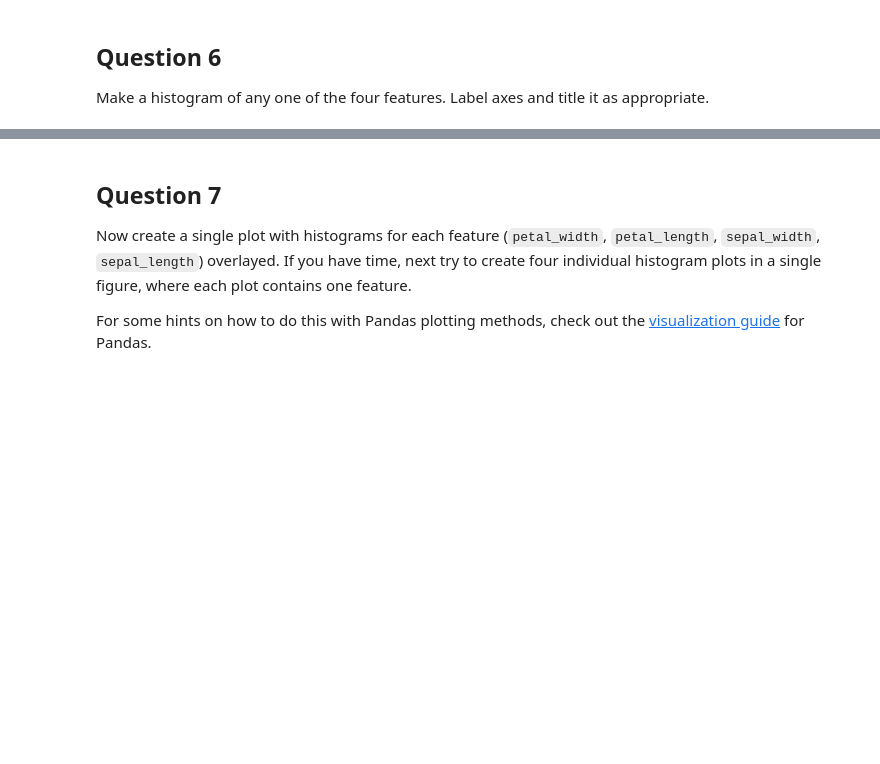
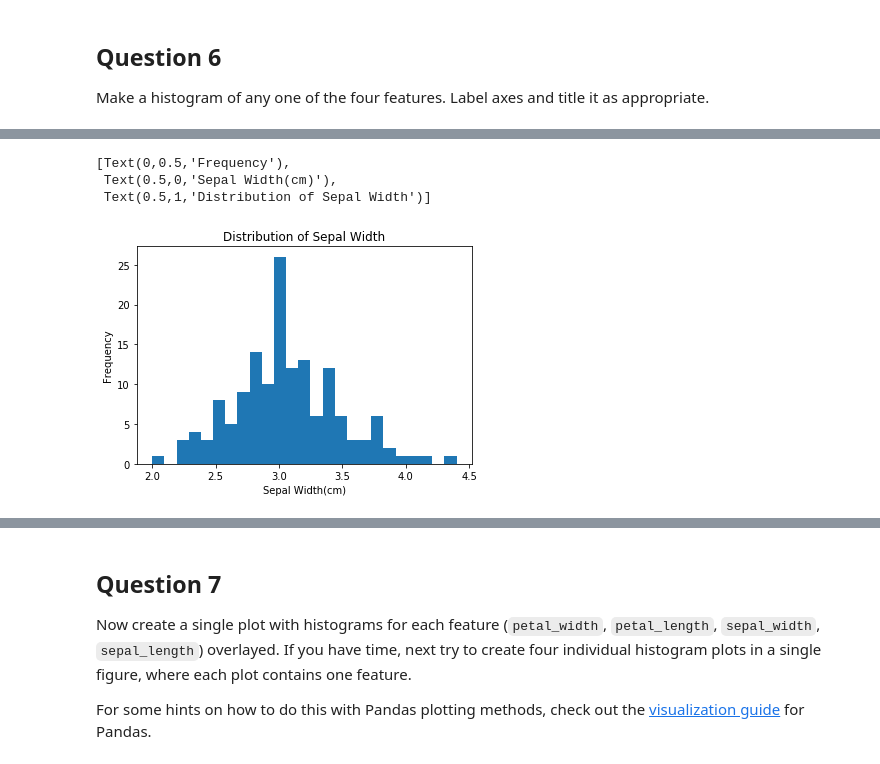
Before and after one commit to ClaushWong/ml-da, a Jupyter notebook: lab2/Introduction_to_Machine_Learning_and_Toolkit.ipynb, the cells around one changed output, grey strips where cells are left out. Saved outputs shown, nothing was run; the diff lists cells and outputs as text; code cells hidden in the pictures; blank space fills up the shorter version.

```diff
--- a/lab2/Introduction_to_Machine_Learning_and_Toolkit.ipynb
+++ b/lab2/Introduction_to_Machine_Learning_and_Toolkit.ipynb
@@ -191,0 +218,14 @@ Make a histogram of any one of the four features. Label axes and title it as app
+# %%
+# Plotlib - sepal width
+swpl = plt.axes()
+swpl.hist(data.sepal_width, bins=25) # sepal length
+swpl.set(
+    xlabel = 'Sepal Width(cm)',
+    ylabel = 'Frequency',
+    title = 'Distribution of Sepal Width'
+)
+# %% [output]
+[Text(0,0.5,'Frequency'),
+ Text(0.5,0,'Sepal Width(cm)'),
+ Text(0.5,1,'Distribution of Sepal Width')]
+[figure, added]
```
Also changed, not shown: parts of 10 cells of this notebook, 1 other file.
